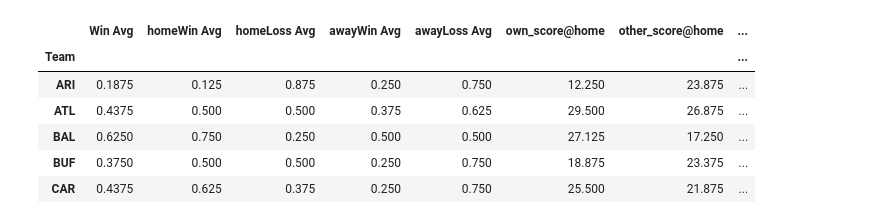
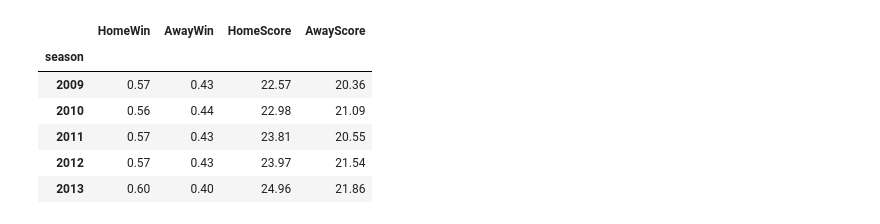
Before and after one commit to Mattyapolis/NFL-Home-Away-Analysis-, a Jupyter notebook: Home Score.ipynb, the cells around one changed output. Saved outputs shown, nothing was run; the diff lists cells and outputs as text; code cells hidden in the pictures.

```diff
--- a/Home Score.ipynb
+++ b/Home Score.ipynb
@@ -193,6 +208,6 @@ combined_table_S.head()
 # %%
 #combined table averaging all the data
-combined_table=pd.merge(AT, HT, on=["Team"])
+combined_table=pd.merge(AT, HT, on=["season"])
 combined_table.head()
 # %% [output]
 |  | other_score@away | own_score@away | awayWin | awayLoss | own_score@home | other_score@home | homeWin | ... |
@@ -205,5 +220,5 @@ combined_table.head()
 # %%
-combined_table['Win Avg'] = (combined_table_S['awayWin'] + combined_table_S['homeWin'])/16
+combined_table['Win Avg'] = (combined_table_S['awayWin'] + combined_table_S['homeWin'])/(combined_table_S['awayWin'] + combined_table_S['homeWin'] + combined_table_S['awayLoss'] + combined_table_S['homeLoss'] )
 combined_table.head()
 # %% [output]
 |  | other_score@away | own_score@away | awayWin | awayLoss | own_score@home | other_score@home | homeWin | ... |
@@ -226,0 +231,3 @@ CT.head()
+# %%
+CT = combined_table.rename(columns={"other_score@away": "AwayScore",})
+CT.head()
@@ -226,0 +242,3 @@ CT.head()
+# %%
+Summary_T = CT[['homeWin','awayWin','own_score@home','other_score@home']].round(2)
+Summary_T
@@ -227,11 +258,11 @@ CT.head()
 # %%
-Summary_Table = CT[['Win Avg', 'homeWin Avg','homeLoss Avg', 'awayWin Avg', 'awayLoss Avg', 'own_score@home','other_score@home','own_score@away','other_score@away']]
+Summary_Table = Summary_T.rename(columns={"homeWin": "HomeWin", "awayWin": "AwayWin", "own_score@home": "HomeScore", "other_score@home": "AwayScore"})
 Summary_Table.head()
 # %% [output]
-|  | Win Avg | homeWin Avg | homeLoss Avg | awayWin Avg | awayLoss Avg | own_score@home | other_score@home | ... |
-| Team |  |  |  |  |  |  |  | ... |
-| ARI | 0.1875 | 0.125 | 0.875 | 0.250 | 0.750 | 12.250 | 23.875 | ... |
-| ATL | 0.4375 | 0.500 | 0.500 | 0.375 | 0.625 | 29.500 | 26.875 | ... |
-| BAL | 0.6250 | 0.750 | 0.250 | 0.500 | 0.500 | 27.125 | 17.250 | ... |
-| BUF | 0.3750 | 0.500 | 0.500 | 0.250 | 0.750 | 18.875 | 23.375 | ... |
-| CAR | 0.4375 | 0.625 | 0.375 | 0.250 | 0.750 | 25.500 | 21.875 | ... |
+|  | HomeWin | AwayWin | HomeScore | AwayScore |
+| season |  |  |  |  |
+| 2009 | 0.57 | 0.43 | 22.57 | 20.36 |
+| 2010 | 0.56 | 0.44 | 22.98 | 21.09 |
+| 2011 | 0.57 | 0.43 | 23.81 | 20.55 |
+| 2012 | 0.57 | 0.43 | 23.97 | 21.54 |
+| 2013 | 0.60 | 0.40 | 24.96 | 21.86 |
```
Also changed, not shown: parts of 24 cells of this notebook, 3 other files.
